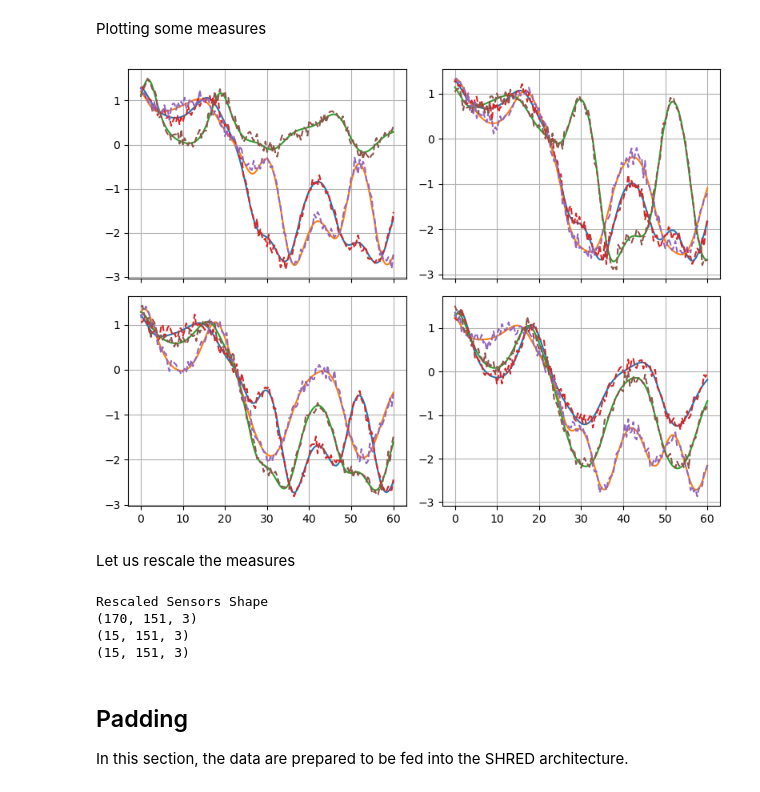
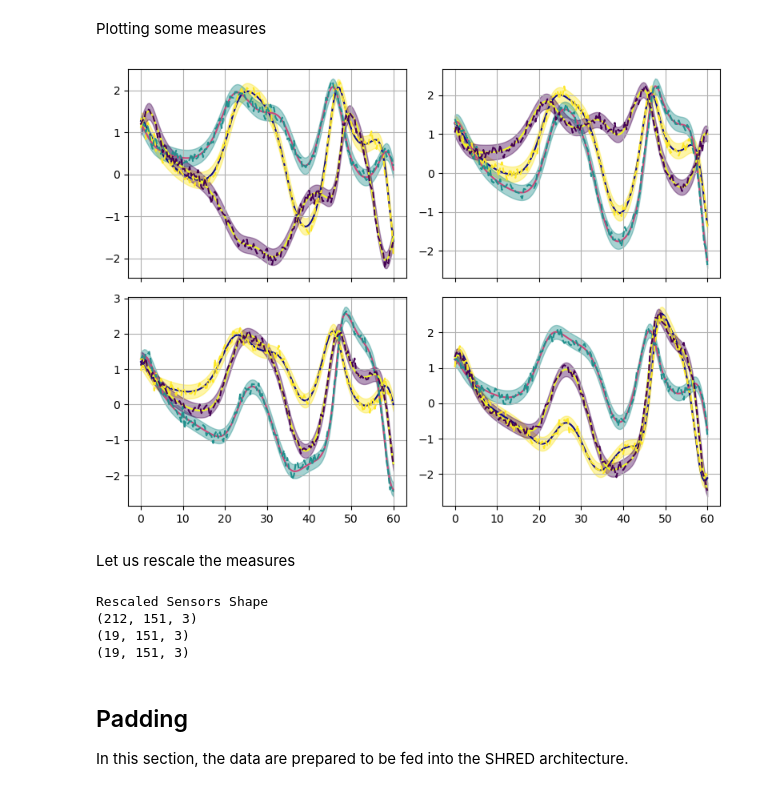
Before and after one commit to markus0800/SHRED-ROM, a Jupyter notebook: KuramotoSivashinsky/ks_padding_shred.ipynb, the cells around one changed output. Drawn from its saved outputs; the diff is of its cells as text; code cells hidden in the pictures.

```diff
--- a/KuramotoSivashinsky/ks_padding_shred.ipynb
+++ b/KuramotoSivashinsky/ks_padding_shred.ipynb
@@ -7,7 +7,7 @@ from matplotlib import cm
 import pickle
 from plots import contour_plot
 
-Ntraj_to_simulate = 200
+Ntraj_to_simulate = 250
 Ntime_for_nn = 150
 # %% [markdown]
 ## Generation of the data
@@ -36,7 +36,7 @@ solve_KS = True
 if solve_KS:
 
     # Random Sampling with Latin Hypercube
-    param_bounds = [[0.75, 2.0], [1.0, 3.0]] # nu, omega
+    param_bounds = [[0.75, 1.0], [1.5, 3.0]] # [lower bounder, upper bound] 0 = nu, 1 = omega
     sampler = qmc.LatinHypercube(d=2)
     sample = sampler.random(n=Ntraj_to_simulate)
     scaled_sample = qmc.scale(sample, param_bounds[0], param_bounds[1])
@@ -172,7 +172,7 @@ Nmodes = []
 u_total = dict()
 s_total = dict()
 
-modes_number = [50]
+modes_number = [40]
 
 for field_i, field in enumerate(var_names):
     u = dataset[field]['train'].reshape(-1, Nh).T
@@ -304,19 +304,24 @@ Plotting some measures
 # %%
 ncols = 2
 nrows = 2
 fig, axs = plt.subplots(nrows = nrows, ncols=ncols, sharex=True, figsize= (4 * ncols, 3 * nrows))
 axs = axs.flatten()
 
 param_to_plot = 10
 
+colors = cm.plasma(np.linspace(0,1,num_sensors))
+colors_gt = cm.viridis_r(np.linspace(0,1,num_sensors))
 for kk in range(nrows * ncols):
-    axs[kk].plot(snaps['t'], snap_measurements[kk]['train'][param_to_plot], label='True')
-    axs[kk].plot(snaps['t'], Xsensor[kk]['train'][param_to_plot], '--')
+    for jj in range(num_sensors):
+        axs[kk].plot(snaps['t'], snap_measurements[kk]['train'][param_to_plot, :, jj], color=colors[jj], label='True')
+        axs[kk].plot(snaps['t'], Xsensor[kk]['train'][param_to_plot, :, jj],  '--', color=colors_gt[jj])
+        axs[kk].fill_between(snaps['t'], snap_measurements[kk]['train'][param_to_plot, :, jj] - 1.96 * noise_value,
+                             snap_measurements[kk]['train'][param_to_plot, :, jj] +  1.96 * noise_value, color=colors_gt[jj], alpha=0.4)
     axs[kk].grid()
 
 plt.tight_layout()
 # %% [output]
-[figure, old version]
+[figure, new version]
 # %% [markdown]
 Let us rescale the measures
 # %%
@@ -339,9 +344,9 @@ print(rescaled_Xsensor[0]['test'].shape)
 print(rescaled_Xsensor[0]['valid'].shape)
 # %% [output]
 Rescaled Sensors Shape
-(170, 151, 3)
-(15, 151, 3)
-(15, 151, 3)
+(212, 151, 3)
+(19, 151, 3)
+(19, 151, 3)
 # %% [markdown]
 ## Padding
 In this section, the data are prepared to be fed into the SHRED architecture.
```
Also changed, not shown: parts of 8 cells of this notebook.
